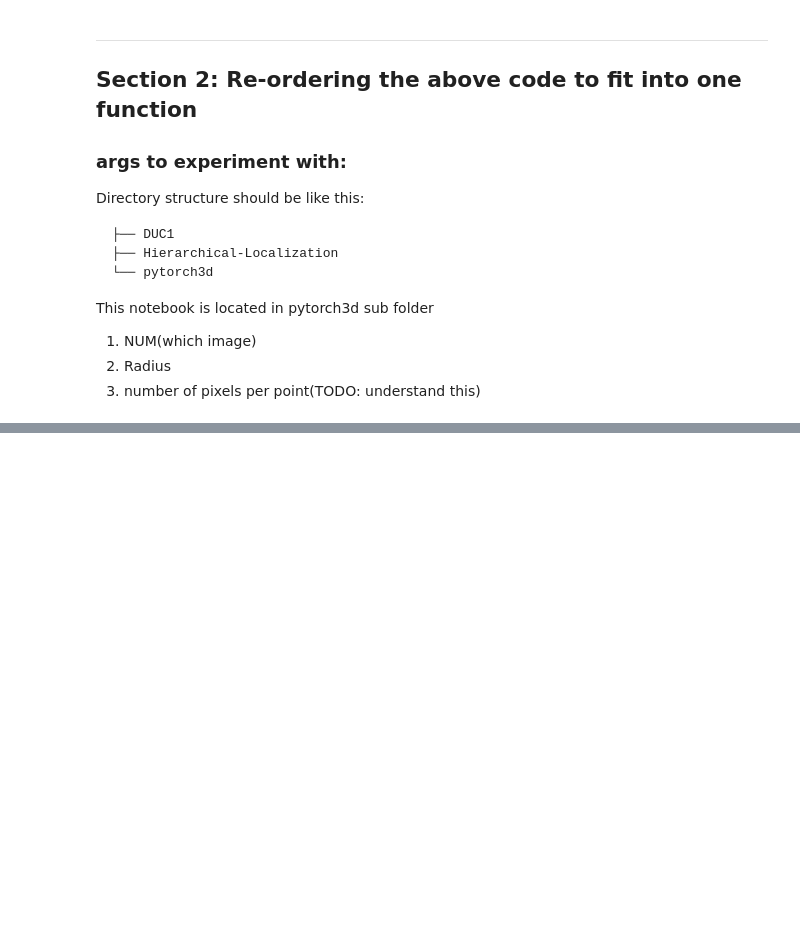
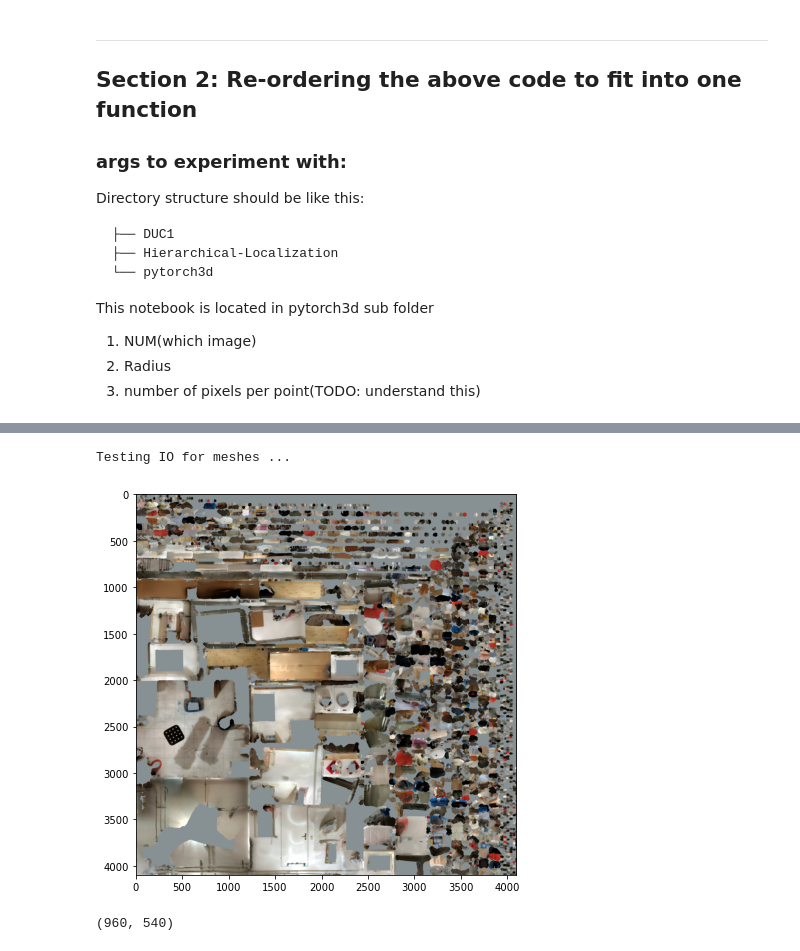
Before and after one commit to Shubodh/pytorch3d, a Jupyter notebook: docs/tutorials/shub_custom/custom_render_colored_points_perspectiveCam.ipynb, the cells around one changed output, grey strips where cells are left out. Cells and saved outputs as stored; diff of their text form; code cells hidden in the pictures; blank space fills up the shorter version.

```diff
--- a/docs/tutorials/shub_custom/custom_render_colored_points_perspectiveCam.ipynb
+++ b/docs/tutorials/shub_custom/custom_render_colored_points_perspectiveCam.ipynb
@@ -293,0 +399,24 @@ Radius: 0.003
+# %%
+mesh_dir = "../../../../scene01/models01/seq01_01/"
+# %%
+print("Testing IO for meshes ...")
+mesh_obj_file = os.path.join(mesh_dir ,"mesh.obj")
+# %% [output]
+Testing IO for meshes ...
+# %%
+mesh = load_objs_as_meshes([mesh_obj_file])
+# %%
+texture_image=mesh.textures.maps_padded()
+# %%
+plt.figure(figsize=(7,7))
+plt.imshow(texture_image.squeeze().cpu().numpy())
+plt.show()
+# %% [output]
+[figure, added]
+# %%
+RT
+K
+model
+img_size
+# %% [output]
+(960, 540)
```
Also changed, not shown: parts of 15 cells of this notebook.
